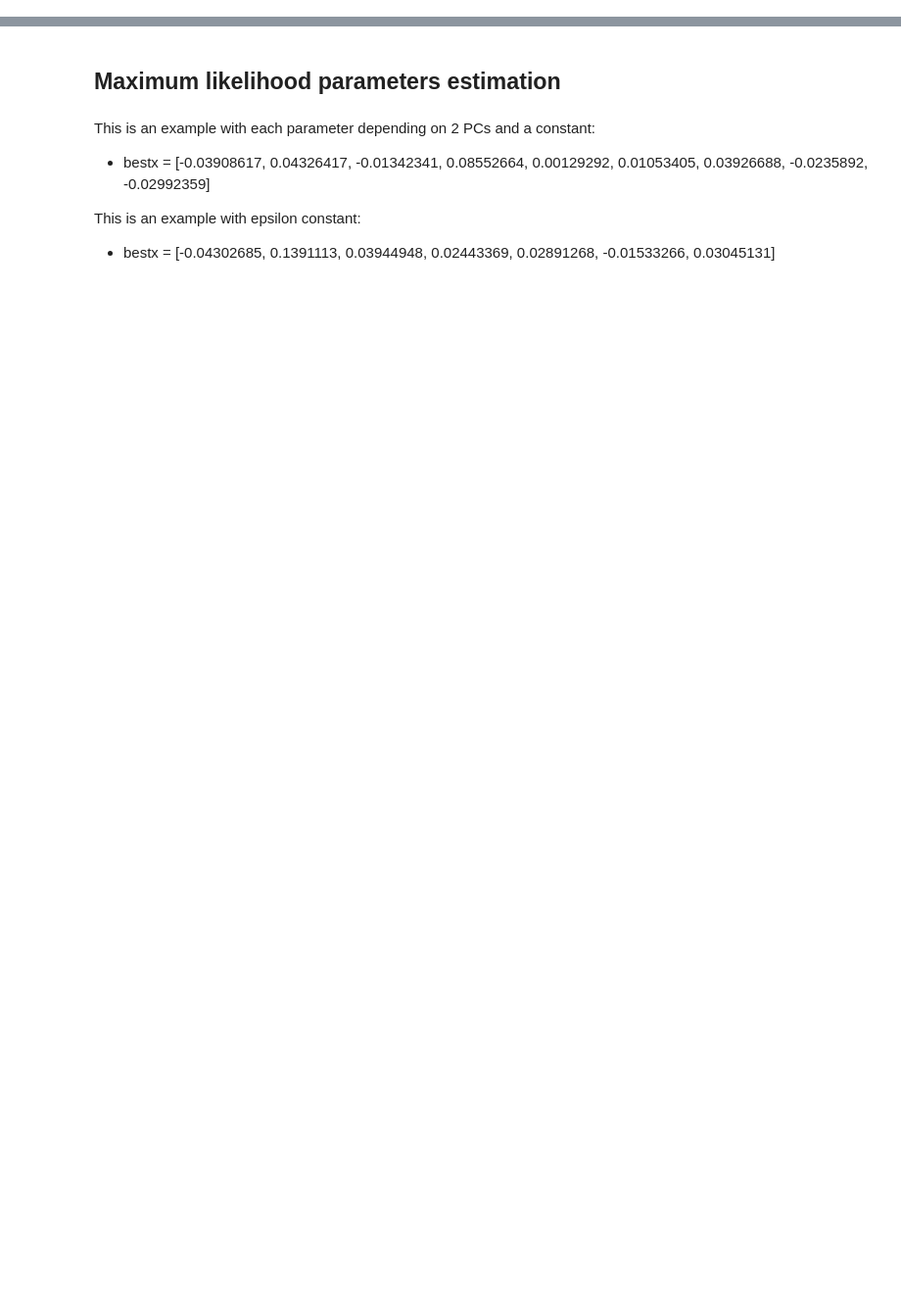
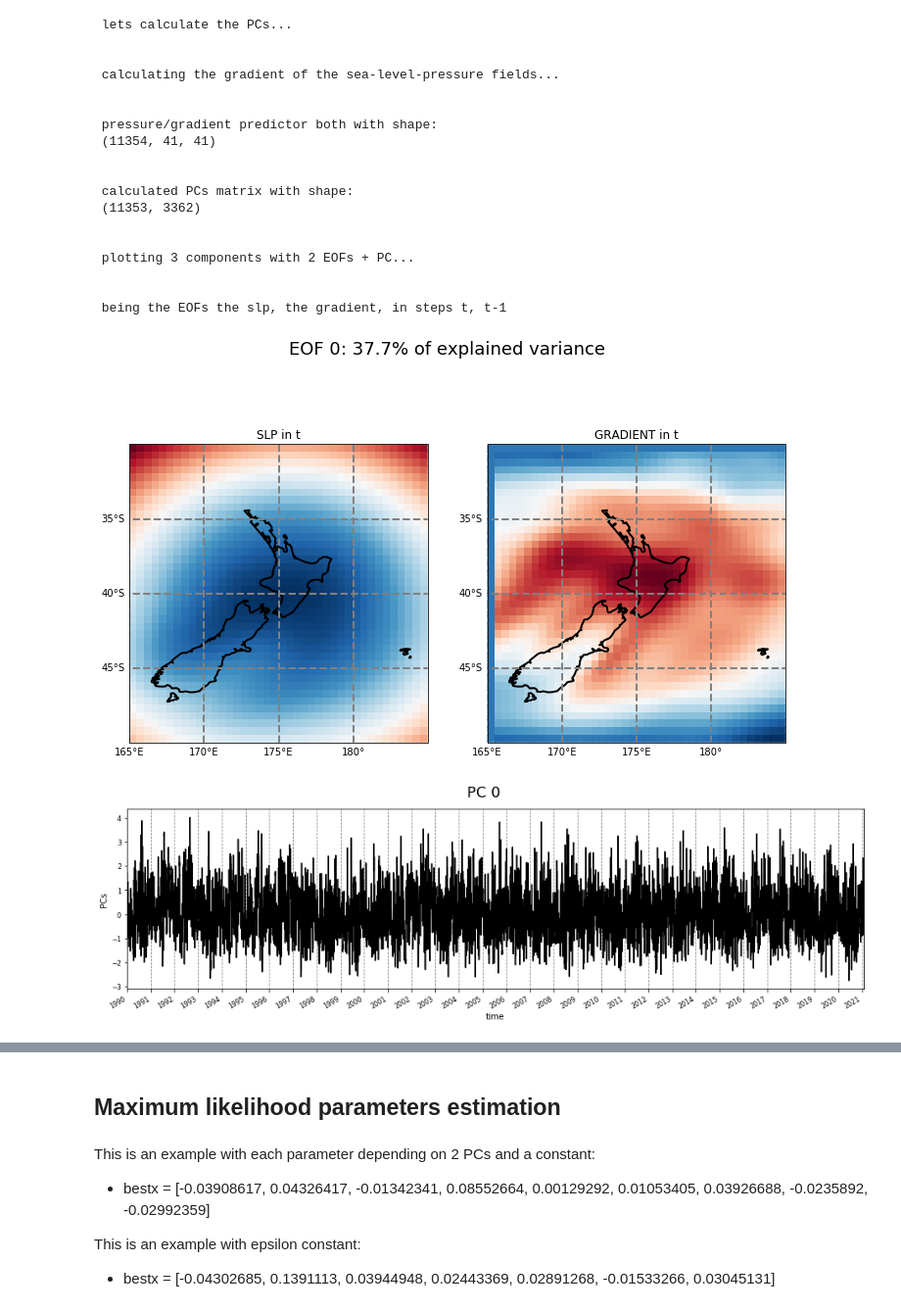
Before and after one commit to javitausia/geocean-nz-ss, a Jupyter notebook: notebooks/models.ipynb, the cells around one changed output, grey strips where cells are left out. Shown: that part at 98% size. Cells and saved outputs as stored; diff of their text form; code cells hidden in the pictures; blank space fills up the shorter version.

```diff
--- a/notebooks/models.ipynb
+++ b/notebooks/models.ipynb
@@ -74,0 +29,4 @@ plt.pcolor(pcs_era5.EOFs.values[0,:][:21*21].reshape(21,21))
+# %%
+slp = load_cfsr(
+    time='1D',load_winds=(True,None)
+)[0]
@@ -74,0 +41,28 @@ plt.pcolor(pcs_era5.EOFs.values[0,:][:21*21].reshape(21,21))
+# %%
+pcs_cfsr = PCA_DynamicPred(
+    slp, pres_vars=('SLP','longitude','latitude'),
+    calculate_gradient=True, winds=(False,None),
+    time_lapse=1, # 1 equals to NO time delay
+    time_resample='1D' # ,region=(True,region)
+)
+# %% [output]
+ lets calculate the PCs...
+
+
+ calculating the gradient of the sea-level-pressure fields...
+
+
+ pressure/gradient predictor both with shape:
+ (11354, 41, 41)
+
+
+ calculated PCs matrix with shape:
+ (11353, 3362)
+
+
+ plotting 3 components with 2 EOFs + PC...
+
+
+ being the EOFs the slp, the gradient, in steps t, t-1
+[figure, added]
+[figure, added]
```
Also changed, not shown: parts of 26 cells of this notebook, 1 other file.
